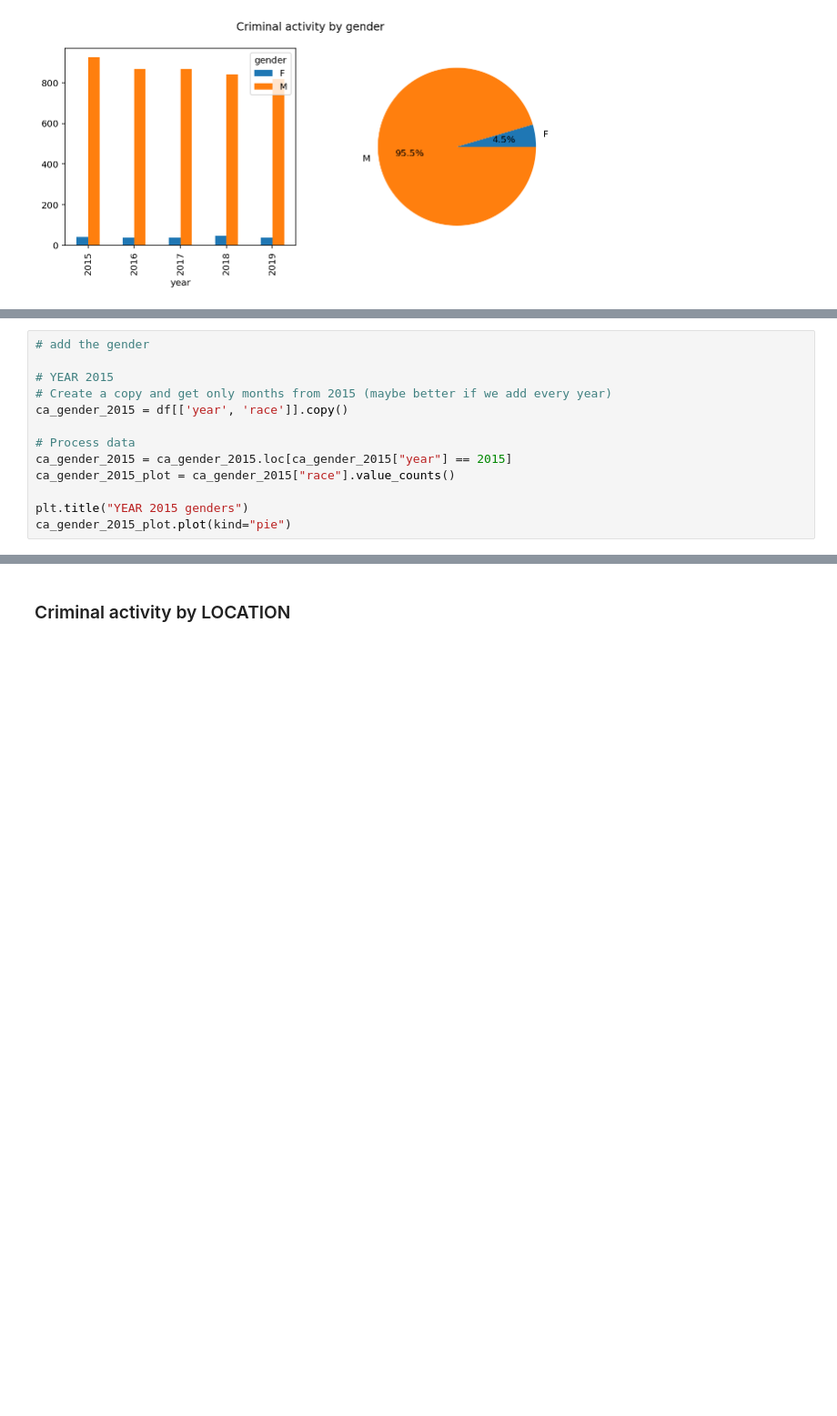
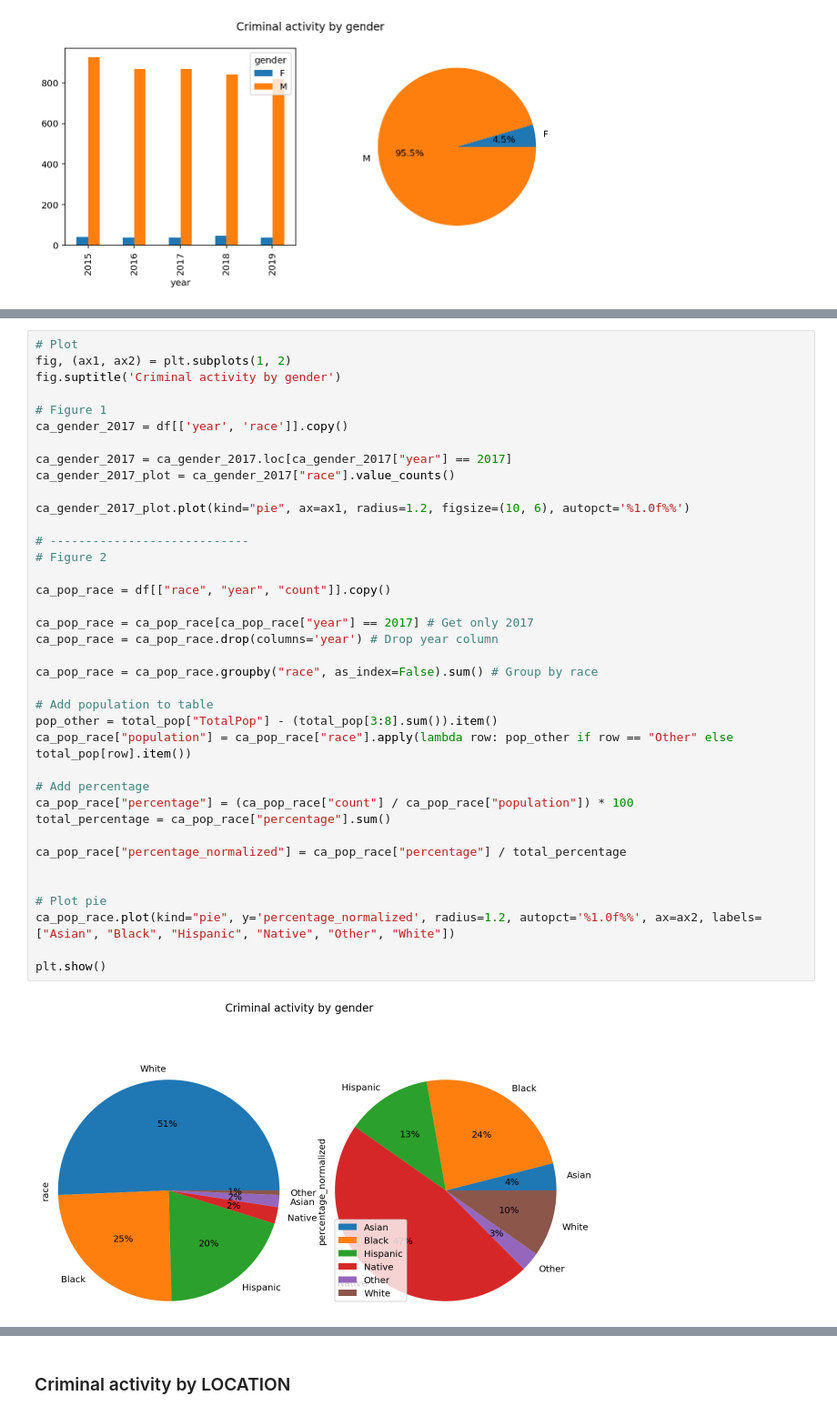
Before and after one commit to javsanbel2/betaproject, a Jupyter notebook: beta_javier.ipynb, the cells around one changed output, grey strips where cells are left out. Shown at 91% size. Drawn from its saved outputs; the diff is of its cells as text; blank space fills up the shorter version.

```diff
--- a/beta_javier.ipynb
+++ b/beta_javier.ipynb
@@ -250,13 +247,40 @@ ca_race_plot
-# %%
-# add the gender
-
-# YEAR 2015
-# Create a copy and get only months from 2015 (maybe better if we add every year)
-ca_gender_2015 = df[['year', 'race']].copy()
-
-# Process data
-ca_gender_2015 = ca_gender_2015.loc[ca_gender_2015["year"] == 2015]
-ca_gender_2015_plot = ca_gender_2015["race"].value_counts()
-
-plt.title("YEAR 2015 genders")
-ca_gender_2015_plot.plot(kind="pie")
+# %%
+# Plot
+fig, (ax1, ax2) = plt.subplots(1, 2)
+fig.suptitle('Criminal activity by gender')
+
+# Figure 1
+ca_gender_2017 = df[['year', 'race']].copy()
+
+ca_gender_2017 = ca_gender_2017.loc[ca_gender_2017["year"] == 2017]
+ca_gender_2017_plot = ca_gender_2017["race"].value_counts()
+
+ca_gender_2017_plot.plot(kind="pie", ax=ax1, radius=1.2, figsize=(10, 6), autopct='%1.0f%%')
+
+# ----------------------------
+# Figure 2
+
+ca_pop_race = df[["race", "year", "count"]].copy()
+
+ca_pop_race = ca_pop_race[ca_pop_race["year"] == 2017] # Get only 2017
+ca_pop_race = ca_pop_race.drop(columns='year') # Drop year column
+
+ca_pop_race = ca_pop_race.groupby("race", as_index=False).sum() # Group by race
+
+# Add population to table
+pop_other = total_pop["TotalPop"] - (total_pop[3:8].sum()).item()
+ca_pop_race["population"] = ca_pop_race["race"].apply(lambda row: pop_other if row == "Other" else total_pop[row].item())
+
+# Add percentage
+ca_pop_race["percentage"] = (ca_pop_race["count"] / ca_pop_race["population"]) * 100
+total_percentage = ca_pop_race["percentage"].sum()
+
+ca_pop_race["percentage_normalized"] = ca_pop_race["percentage"] / total_percentage
+
+
+# Plot pie
+ca_pop_race.plot(kind="pie", y='percentage_normalized', radius=1.2, autopct='%1.0f%%', ax=ax2, labels=["Asian", "Black", "Hispanic", "Native", "Other", "White"])
+
+plt.show()
+# %% [output]
+[figure, added]
```
Also changed, not shown: parts of 8 cells of this notebook.
